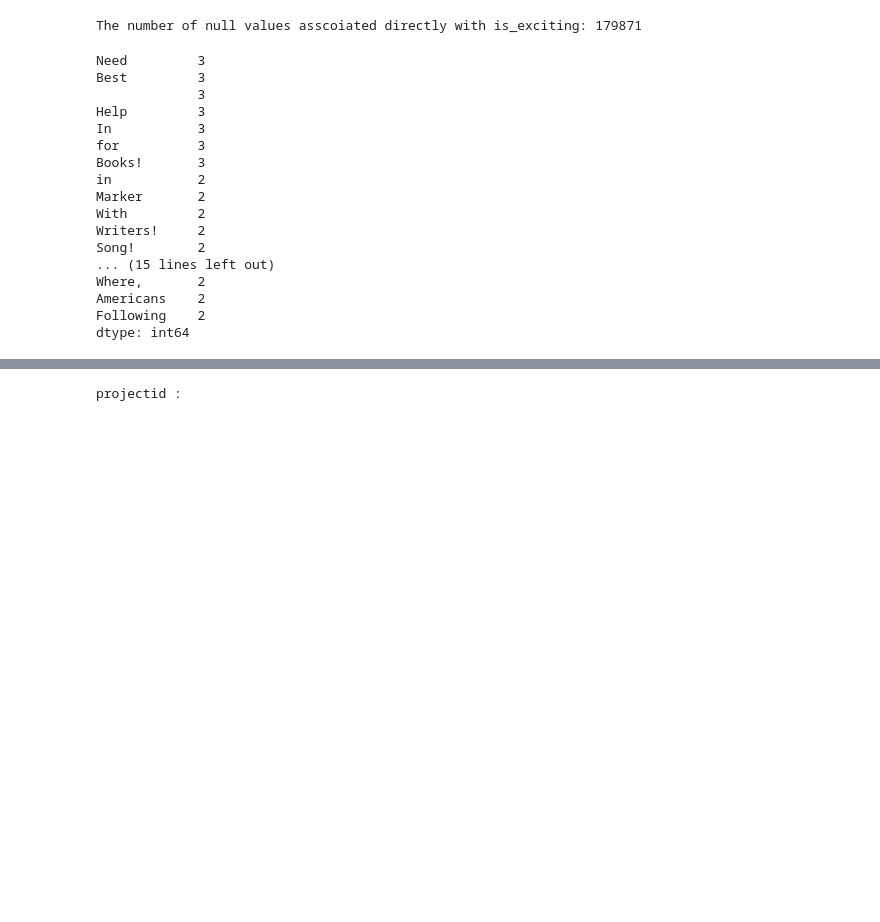
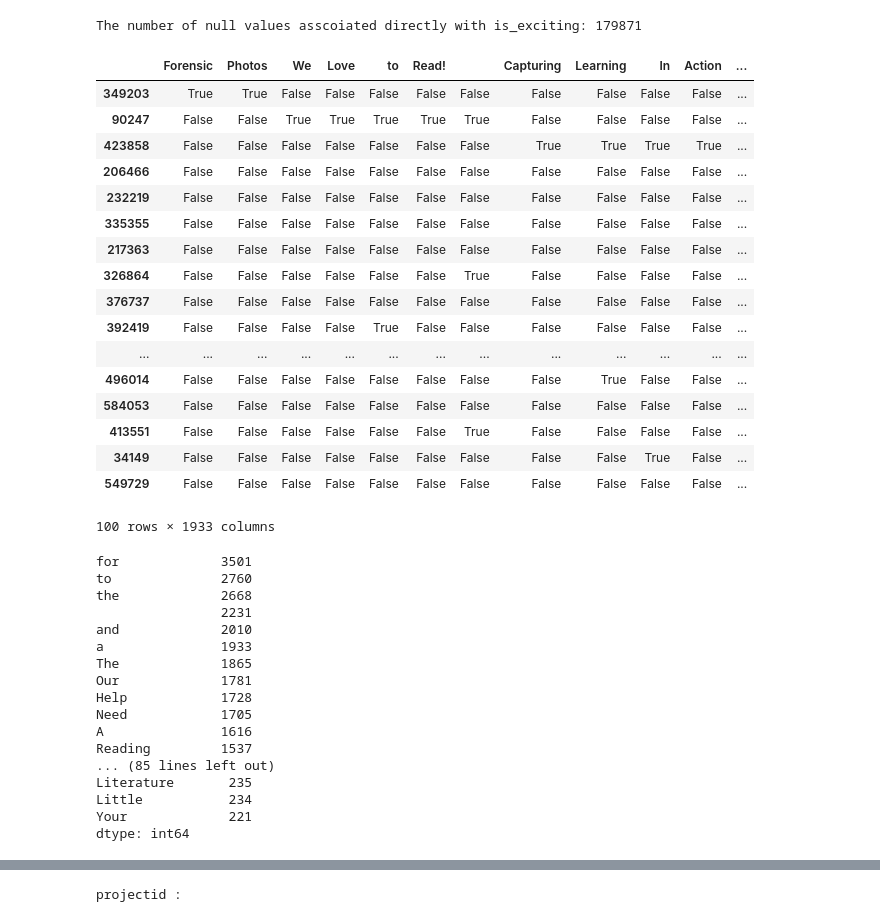
Before and after one commit to milad8853/public_projects_examples, a Jupyter notebook: OutSystems_Kaggle.ipynb, the cells around one changed output, grey strips where cells are left out. Cells and saved outputs as stored; diff of their text form; code cells hidden in the pictures; blank space fills up the shorter version.

```diff
--- a/OutSystems_Kaggle.ipynb
+++ b/OutSystems_Kaggle.ipynb
@@ -200,10 +210,46 @@ df.drop(df.loc[(df['great_messages_proportion'].isnull()) | (df['at_least_1_teac
 # We don't care about the rest of null values
 # %% [output]
 The number of null values asscoiated directly with is_exciting: 179871
+# %%
+# I will start with content analysis before profiling/cleansing because the file is too heavy and my computer gets crashed!
+# I will drop the content-related features after the following analysis
+# Content Analysis: title where is_exciting=1 (Help, Need, Reading, Learning, Classroom)
+
+def sm(col_series):
+    result_df = col_series.to_frame()
+    options = []
+    for idx, value  in col_series[col_series.notnull()].iteritems():
+        for option in value.split(' '):
+            if not option in result_df.columns:
+                options.append(option)
+                result_df[option] = False
+            result_df.at[idx, option] = True
+    return result_df[options]
+dfresult = sm(df.loc[df['is_exciting'] == 1]['title'].sample(1000))
+dfresult.head(100)
+# %% [output]
+|  | Forensic | Photos | We | Love | to | Read! |  | Capturing | Learning | In | Action | ... |
+| 349203 | True | True | False | False | False | False | False | False | False | False | False | ... |
+| 90247 | False | False | True | True | True | True | True | False | False | False | False | ... |
+| 423858 | False | False | False | False | False | False | False | True | True | True | True | ... |
+| 206466 | False | False | False | False | False | False | False | False | False | False | False | ... |
+| 232219 | False | False | False | False | False | False | False | False | False | False | False | ... |
+| 335355 | False | False | False | False | False | False | False | False | False | False | False | ... |
+| 217363 | False | False | False | False | False | False | False | False | False | False | False | ... |
+| 326864 | False | False | False | False | False | False | True | False | False | False | False | ... |
+| 376737 | False | False | False | False | False | False | False | False | False | False | False | ... |
+| 392419 | False | False | False | False | True | False | False | False | False | False | False | ... |
+| ... | ... | ... | ... | ... | ... | ... | ... | ... | ... | ... | ... | ... |
+| 496014 | False | False | False | False | False | False | False | False | True | False | False | ... |
+| 584053 | False | False | False | False | False | False | False | False | False | False | False | ... |
+| 413551 | False | False | False | False | False | False | True | False | False | False | False | ... |
+| 34149 | False | False | False | False | False | False | False | False | False | True | False | ... |
+| 549729 | False | False | False | False | False | False | False | False | False | False | False | ... |
+100 rows × 1933 columns
 # %%
 # I will start with content analysis before profiling/cleansing because the file is too heavy and my computer gets crashed!
 # I will drop the content-related features after the following analysis
-# Content Analysis: title where is_exciting=1 (need, help, books, marker, writers)
+# Content Analysis: title where is_exciting=1
 
 def sm(col_series):
     result_df = col_series.to_frame()
@@ -215,24 +261,24 @@ def sm(col_series):
                 result_df[option] = False
             result_df.at[idx, option] = True
     return result_df[options]
-dfresult = sm(df.loc[df['is_exciting'] == 1]['title'])
-dfresult.sum().sort_values(ascending=False)[:30]
+dfresult = sm(df.loc[df['is_exciting'] == 1]['title'].sample(30000))
+dfresult.sum().sort_values(ascending=False)[:100]
 # %% [output]
-Need         3
-Best         3
-             3
-Help         3
-In           3
-for          3
-Books!       3
-in           2
-Marker       2
-With         2
-Writers!     2
-Song!        2
-... (15 lines left out)
-Where,       2
-Americans    2
-Following    2
+for             3501
+to              2760
+the             2668
+                2231
+and             2010
+a               1933
+The             1865
+Our             1781
+Help            1728
+Need            1705
+A               1616
+Reading         1537
+... (85 lines left out)
+Literature       235
+Little           234
+Your             221
 dtype: int64
 # %%
```
Also changed, not shown: parts of 15 cells of this notebook.
